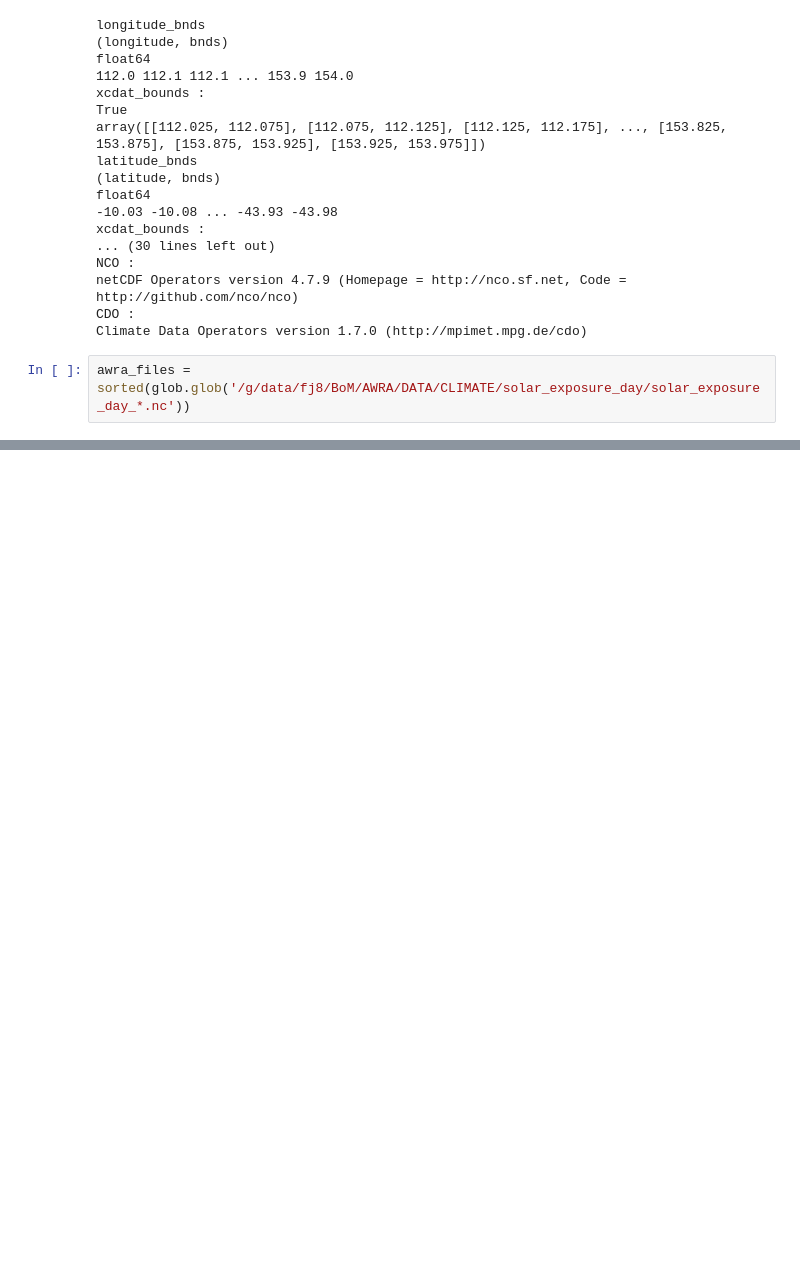
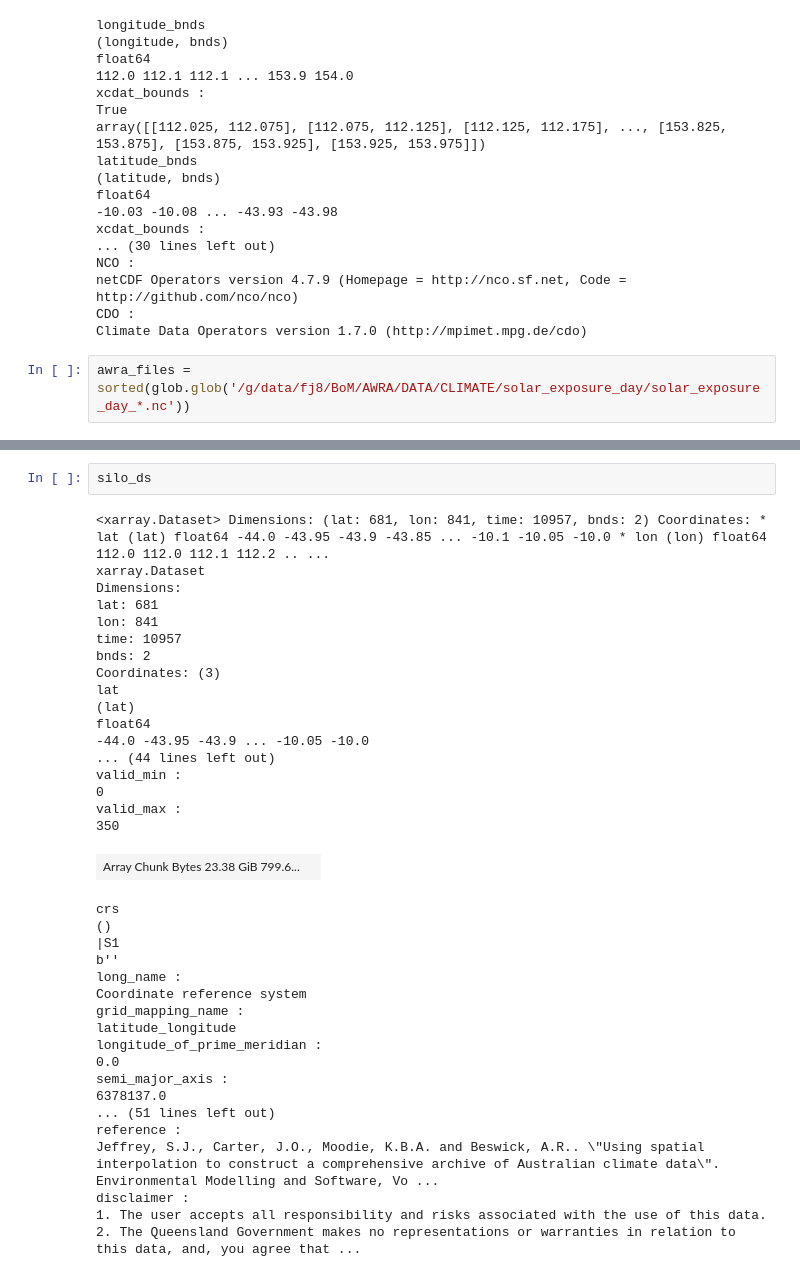
Before and after one commit to AusClimateService/agcd-csiro, a Jupyter notebook: solar_radiation.ipynb, the cells around one changed output, grey strips where cells are left out. Saved outputs shown, nothing was run; the diff lists cells and outputs as text; blank space fills up the shorter version.

```diff
--- a/solar_radiation.ipynb
+++ b/solar_radiation.ipynb
@@ -108,0 +111,38 @@ point_agcd = point_agcd.compute()
+# %%
+silo_ds
+# %% [output]
+<xarray.Dataset> Dimensions: (lat: 681, lon: 841, time: 10957, bnds: 2) Coordinates: * lat (lat) float64 -44.0 -43.95 -43.9 -43.85 ... -10.1 -10.05 -10.0 * lon (lon) float64 112.0 112.0 112.1 112.2 .. ...
+xarray.Dataset
+Dimensions:
+lat: 681
+lon: 841
+time: 10957
+bnds: 2
+Coordinates: (3)
+lat
+(lat)
+float64
+-44.0 -43.95 -43.9 ... -10.05 -10.0
+... (44 lines left out)
+valid_min :
+0
+valid_max :
+350
+| Array Chunk Bytes 23.38 GiB 799.6... |  |
+crs
+()
+|S1
+b''
+long_name :
+Coordinate reference system
+grid_mapping_name :
+latitude_longitude
+longitude_of_prime_meridian :
+0.0
+semi_major_axis :
+6378137.0
+... (51 lines left out)
+reference :
+Jeffrey, S.J., Carter, J.O., Moodie, K.B.A. and Beswick, A.R.. \"Using spatial interpolation to construct a comprehensive archive of Australian climate data\". Environmental Modelling and Software, Vo ...
+disclaimer :
+1. The user accepts all responsibility and risks associated with the use of this data. 2. The Queensland Government makes no representations or warranties in relation to this data, and, you agree that ...
```
Also changed, not shown: parts of 26 cells of this notebook.
